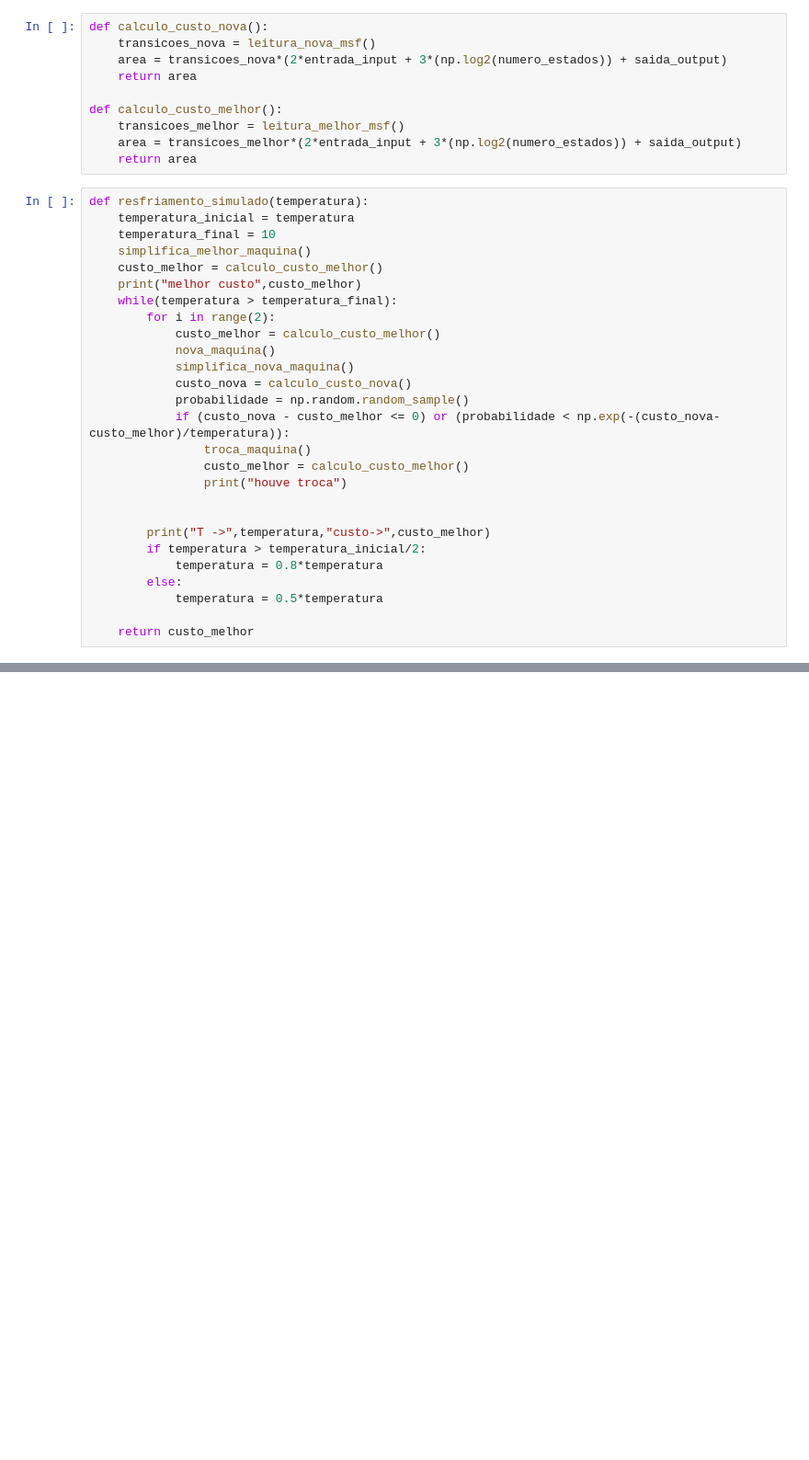
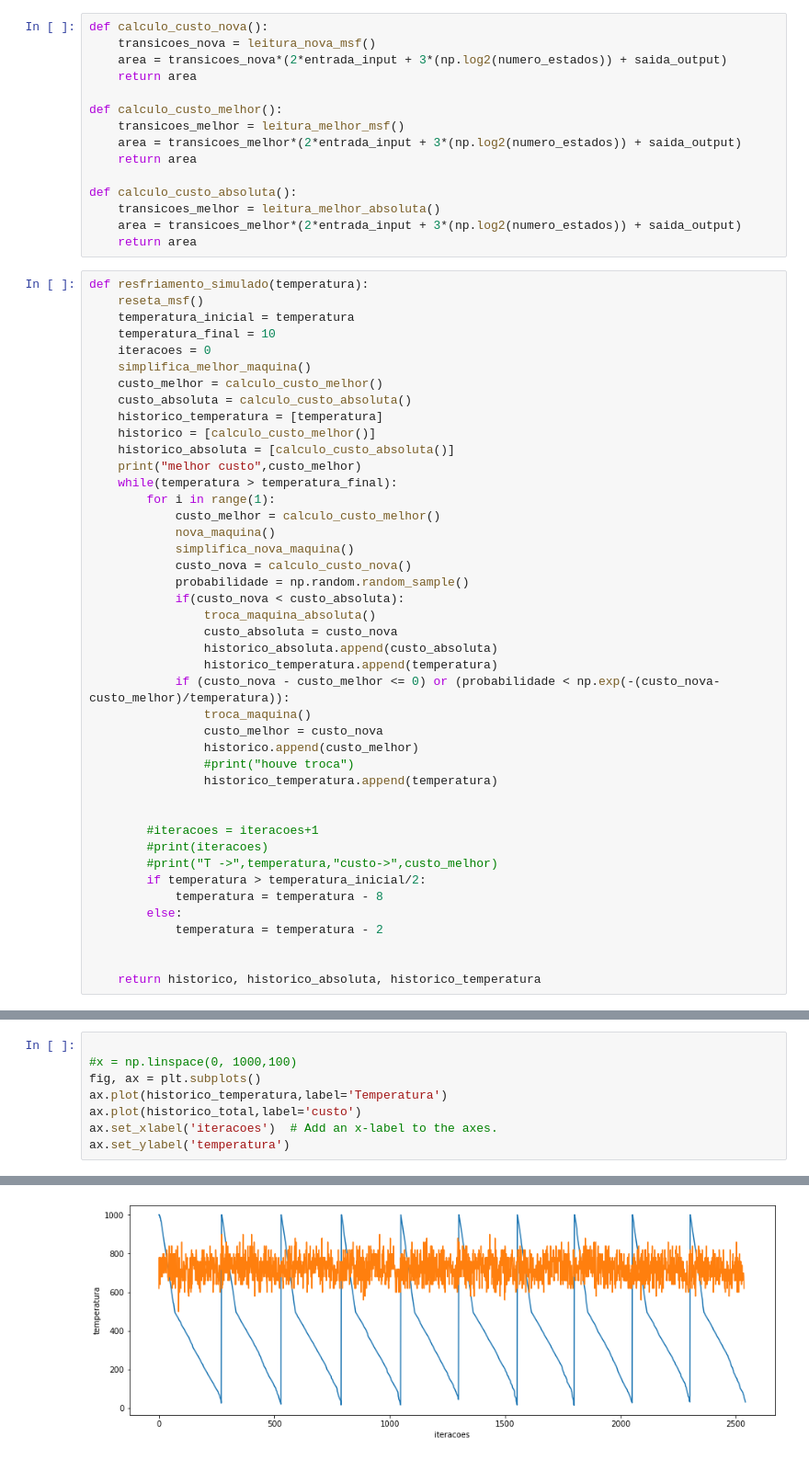
Before and after one commit to rerribe/tcc_code, a Jupyter notebook: teste_espresso.ipynb, the cells around one changed output, grey strips where cells are left out. Shown at 92% size. Cells and saved outputs as stored; diff of their text form; blank space fills up the shorter version.

```diff
--- a/teste_espresso.ipynb
+++ b/teste_espresso.ipynb
@@ -193,30 +268,51 @@ def calculo_custo_melhor():
     transicoes_melhor = leitura_melhor_msf()
     area = transicoes_melhor*(2*entrada_input + 3*(np.log2(numero_estados)) + saida_output)
     return area
+
+def calculo_custo_absoluta():
+    transicoes_melhor = leitura_melhor_absoluta()
+    area = transicoes_melhor*(2*entrada_input + 3*(np.log2(numero_estados)) + saida_output)
+    return area
 # %%
 def resfriamento_simulado(temperatura):
+    reseta_msf()
     temperatura_inicial = temperatura
     temperatura_final = 10
+    iteracoes = 0
     simplifica_melhor_maquina()
     custo_melhor = calculo_custo_melhor()
+    custo_absoluta = calculo_custo_absoluta()
+    historico_temperatura = [temperatura]
+    historico = [calculo_custo_melhor()]
+    historico_absoluta = [calculo_custo_absoluta()]
     print("melhor custo",custo_melhor)
     while(temperatura > temperatura_final):
-        for i in range(2):
+        for i in range(1):
             custo_melhor = calculo_custo_melhor()
             nova_maquina()
             simplifica_nova_maquina()
             custo_nova = calculo_custo_nova()
             probabilidade = np.random.random_sample()
+            if(custo_nova < custo_absoluta):
+                troca_maquina_absoluta()
+                custo_absoluta = custo_nova
+                historico_absoluta.append(custo_absoluta)
+                historico_temperatura.append(temperatura)
             if (custo_nova - custo_melhor <= 0) or (probabilidade < np.exp(-(custo_nova-custo_melhor)/temperatura)):
                 troca_maquina()
-                custo_melhor = calculo_custo_melhor()
-                print("houve troca")
+                custo_melhor = custo_nova
+                historico.append(custo_melhor)
+                #print("houve troca")
+                historico_temperatura.append(temperatura)
 
 
-        print("T ->",temperatura,"custo->",custo_melhor)
+        #iteracoes = iteracoes+1
+        #print(iteracoes)
+        #print("T ->",temperatura,"custo->",custo_melhor)
         if temperatura > temperatura_inicial/2:
-            temperatura = 0.8*temperatura
+            temperatura = temperatura - 8
         else:
-            temperatura = 0.5*temperatura
+            temperatura = temperatura - 2
 
-    return custo_melhor
+
+    return historico, historico_absoluta, historico_temperatura
@@ -237,0 +375,9 @@ T -> 15.360000000000003 custo-> 4955.597927271764
+# %%
+
+#x = np.linspace(0, 1000,100)
+fig, ax = plt.subplots()
+ax.plot(historico_temperatura,label='Temperatura')
+ax.plot(historico_total,label='custo')
+ax.set_xlabel('iteracoes')  # Add an x-label to the axes.
+ax.set_ylabel('temperatura')
+# %% [output]
@@ -237,0 +385 @@ T -> 15.360000000000003 custo-> 4955.597927271764
+[figure, added]
```
Also changed, not shown: parts of 10 cells of this notebook, 8 other files.
